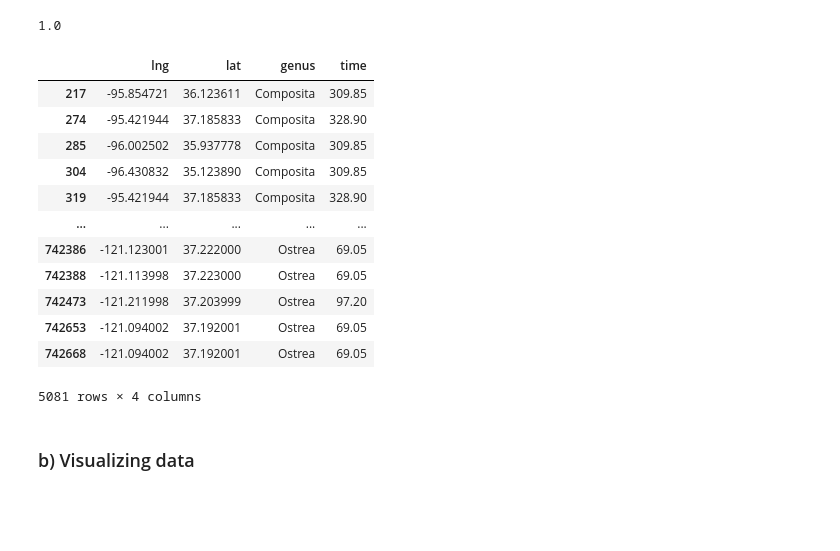
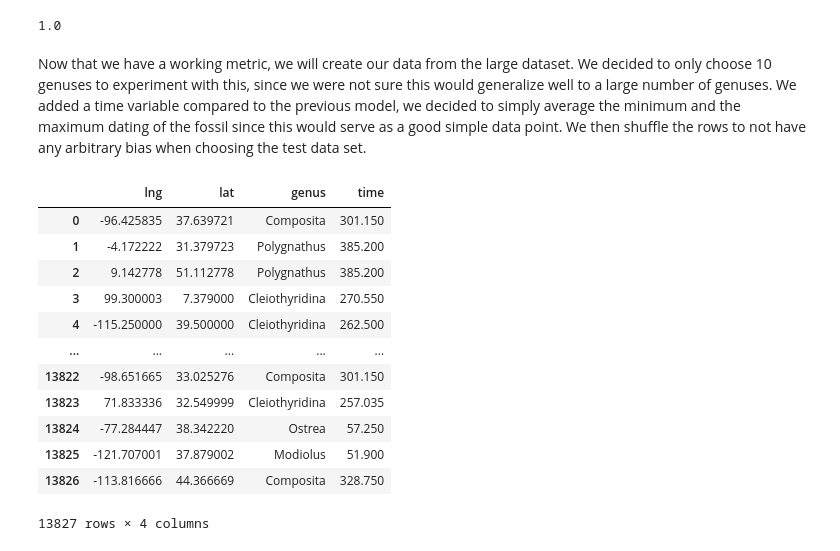
Before and after one commit to thatmartinlau/Dinosaur-ML, a Jupyter notebook: Project (1).ipynb, the cells around one changed output. Drawn from its saved outputs; the diff is of its cells as text; code cells hidden in the pictures; blank space fills up the shorter version.

```diff
--- a/Project (1).ipynb
+++ b/Project (1).ipynb
@@ -333,26 +241,27 @@ M-m
 timespace_metric(np.array([0,0,0]),np.array([np.pi,0,0]))
 # %% [output]
 1.0
+# %% [markdown]
+Now that we have a working metric, we will create our data from the large dataset. We decided to only choose 10 genuses to experiment with this, since we were not sure this would generalize well to a large number of genuses. We added a time variable compared to the previous model, we decided to simply average the minimum and the maximum dating of the fossil since this would serve as a good simple data point. We then shuffle the rows to not have any arbitrary bias when choosing the test data set.
 # %%
 #creating the right subdataframe
 data3d=data.copy
 data3d=data[['lng', 'lat', 'genus']].copy()
 data3d['time']=(data['max_ma']+data['min_ma'])/2
-data3d = data3d[data3d['genus'].isin(['Ostrea', 'Composita', 'Chlamys'])]
+data3d = data3d[data3d['genus'].isin(['Ostrea', 'Composita', 'Chlamys','Inoceramus','Derbyia',"Panderodus","Nuculana","Polygnathus","Cleiothyridina","Modiolus"])]
+data3d = data3d.sample(frac=1).reset_index(drop=True) # randomize the rows so that there is no bias in the order of the rows
 data3d
 # %% [output]
 |  | lng | lat | genus | time |
-| 217 | -95.854721 | 36.123611 | Composita | 309.85 |
-| 274 | -95.421944 | 37.185833 | Composita | 328.90 |
-| 285 | -96.002502 | 35.937778 | Composita | 309.85 |
-| 304 | -96.430832 | 35.123890 | Composita | 309.85 |
-| 319 | -95.421944 | 37.185833 | Composita | 328.90 |
+| 0 | -96.425835 | 37.639721 | Composita | 301.150 |
+| 1 | -4.172222 | 31.379723 | Polygnathus | 385.200 |
+| 2 | 9.142778 | 51.112778 | Polygnathus | 385.200 |
+| 3 | 99.300003 | 7.379000 | Cleiothyridina | 270.550 |
+| 4 | -115.250000 | 39.500000 | Cleiothyridina | 262.500 |
 | ... | ... | ... | ... | ... |
-| 742386 | -121.123001 | 37.222000 | Ostrea | 69.05 |
-| 742388 | -121.113998 | 37.223000 | Ostrea | 69.05 |
-| 742473 | -121.211998 | 37.203999 | Ostrea | 97.20 |
-| 742653 | -121.094002 | 37.192001 | Ostrea | 69.05 |
-| 742668 | -121.094002 | 37.192001 | Ostrea | 69.05 |
+| 13822 | -98.651665 | 33.025276 | Composita | 301.150 |
+| 13823 | 71.833336 | 32.549999 | Cleiothyridina | 257.035 |
+| 13824 | -77.284447 | 38.342220 | Ostrea | 57.250 |
+| 13825 | -121.707001 | 37.879002 | Modiolus | 51.900 |
+| 13826 | -113.816666 | 44.366669 | Composita | 328.750 |
-5081 rows × 4 columns
+13827 rows × 4 columns
-# %% [markdown]
-### b) Visualizing data
```
Also changed, not shown: parts of 66 cells of this notebook.
